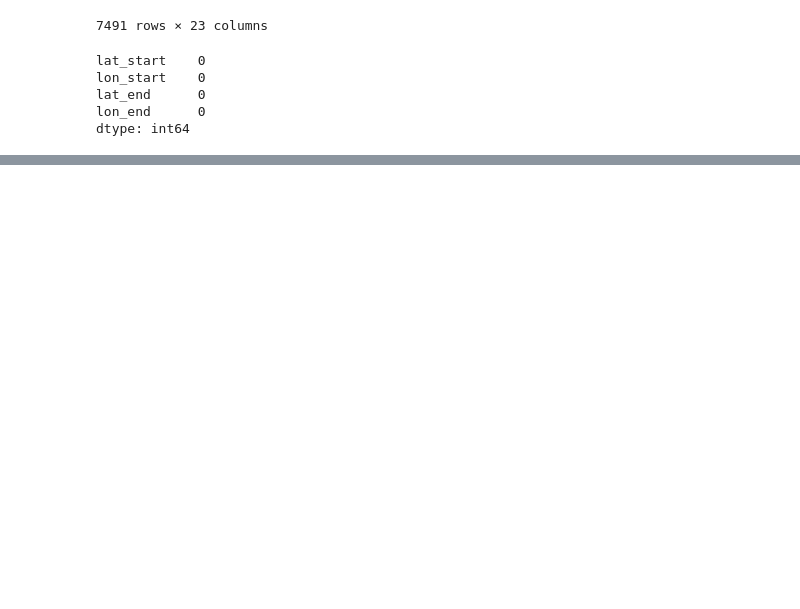
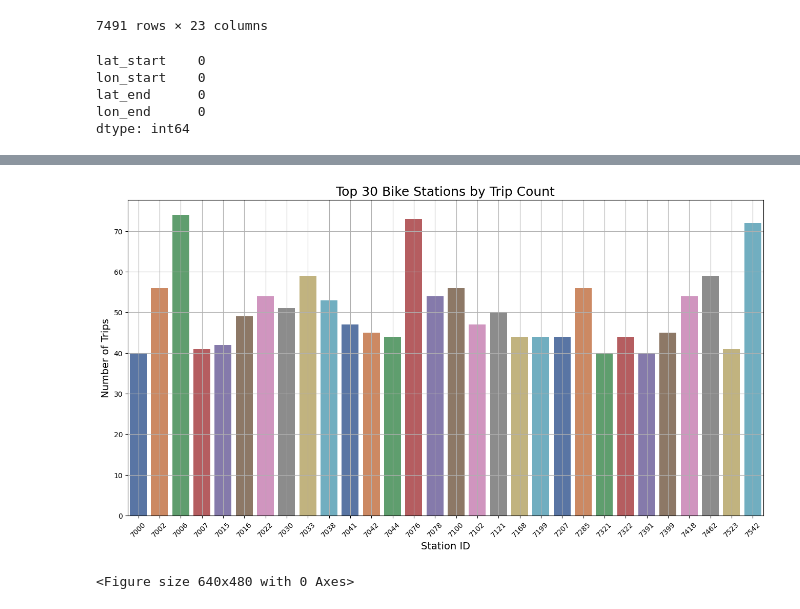
Before and after one commit to ConstCorrectness/toronto-bikeshare-2024, a Jupyter notebook: main.ipynb, the cells around one changed output, grey strips where cells are left out. Drawn from its saved outputs; the diff is of its cells as text; code cells hidden in the pictures; blank space fills up the shorter version.

```diff
--- a/main.ipynb
+++ b/main.ipynb
@@ -774,3 +814,32 @@ df
+# %%
+# make a stacked area chart for the top 30 stations by trip count, showing bike usage during different hours.
+
+# Calculate trip counts
+station_trip_counts = df['Start Station Id'].value_counts()
+
+# Convert to DataFrame
+station_trip_counts = station_trip_counts.reset_index()
+station_trip_counts.columns = ['Start Station Id', 'Trip Count']
+
+# Sort by trip count in descending order and select top 30
+station_trip_counts = station_trip_counts.sort_values(by='Trip Count', ascending=False).head(30)
+# %%
+# Plot the bar chart
+plt.figure(figsize=(16, 8))
+sns.barplot(data=station_trip_counts, x='Start Station Id', y='Trip Count', hue='Start Station Id', palette='deep', legend=False)
+
+plt.title('Top 30 Bike Stations by Trip Count', fontsize=18)
+plt.xlabel('Station ID', fontsize=14)
+plt.ylabel('Number of Trips', fontsize=14)
+plt.xticks(rotation=45)
+plt.grid(True)
+plt.show()
+
+plt.savefig('images/fig8.png')
+plt.show()
+# %% [output]
+[figure, added]
+<Figure size 640x480 with 0 Axes>
 # %%
 ################################################################################################################################################################################
 ################################################################################################################################################################################
```
Also changed, not shown: parts of 5 cells of this notebook, 10 other files.
